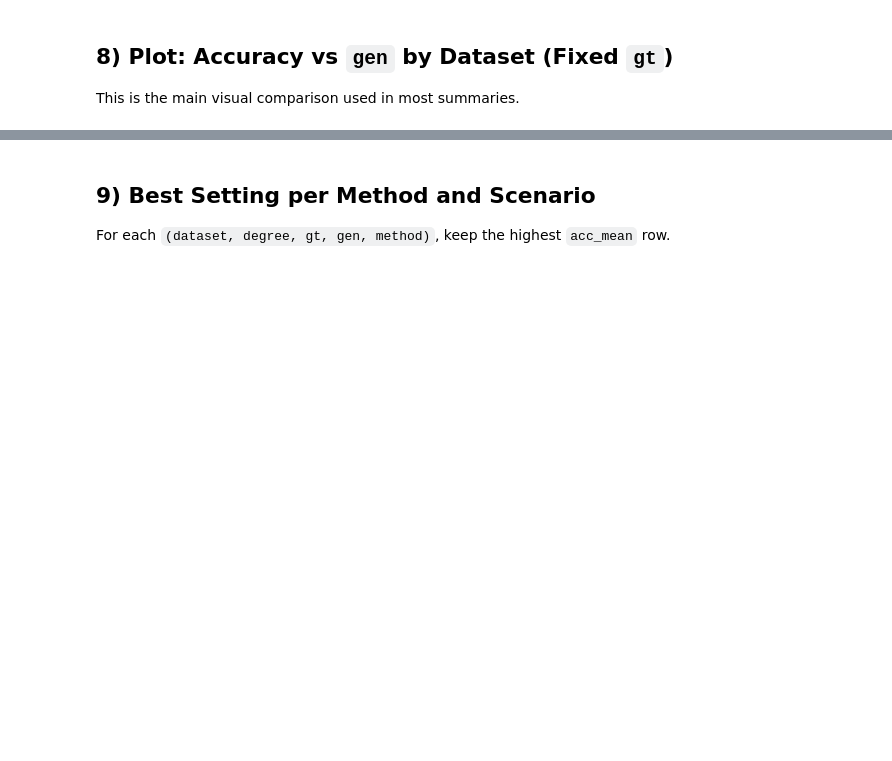
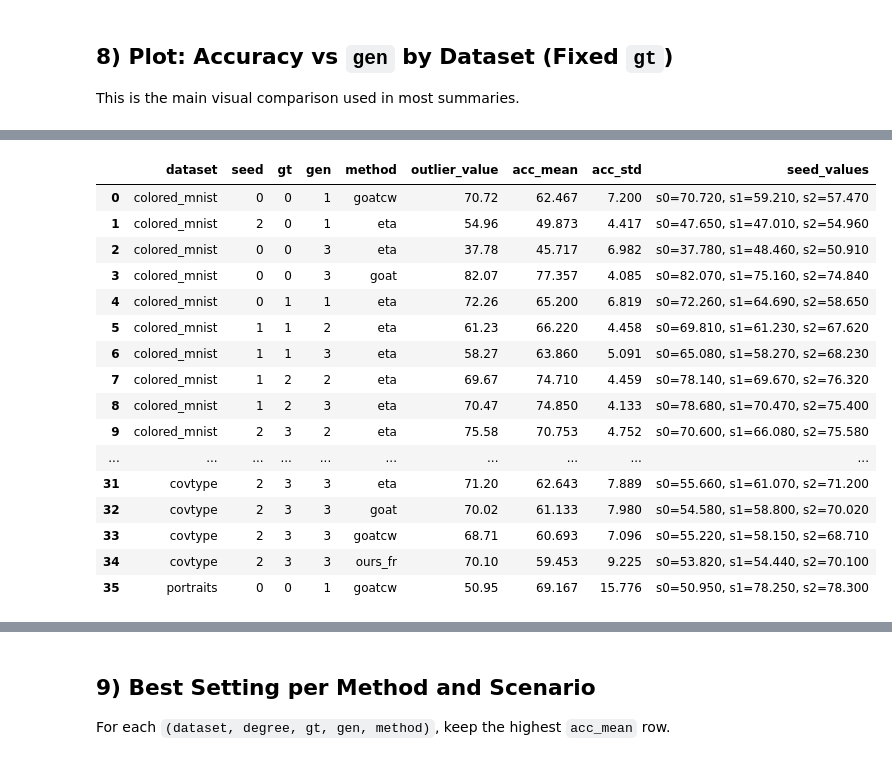
Before and after one commit to chenyuen0103/GOAT, a Jupyter notebook: analyze_results_summary.ipynb, the cells around one changed output, grey strips where cells are left out. Saved outputs shown, nothing was run; the diff lists cells and outputs as text; code cells hidden in the pictures; blank space fills up the shorter version.

Commit message:
run outliers

```diff
--- a/analyze_results_summary.ipynb
+++ b/analyze_results_summary.ipynb
@@ -290,0 +346,72 @@ best[(best['dataset'] == 'covtype') & (best['gt'] == 0) & (best['gen'] == 1)]
+# %%
+# reruns is a set of tuples: (dataset, seed, gt, gen)
+rerun_list = sorted(reruns, key=lambda z: (0 if z[0]=='covtype' else 1, z[0], z[1], z[2], z[3]))
+print("Num experiments to rerun:", len(rerun_list))
+
+import pandas as pd
+rerun_df = pd.DataFrame(rerun_list, columns=["dataset","seed","gt","gen"])
+
+# Build outlier detail table from q_all + all_f
+outlier_rows = []
+for _, r in q_all.iterrows():
+    ds, gt, gen, m = r["dataset"], int(r["gt"]), int(r["gen"]), r["method"]
+    sub = all_f[(all_f["dataset"] == ds) & (all_f["gt"] == gt) & (all_f["gen"] == gen)][["seed", m]].dropna().copy()
+    if sub.empty:
+        continue
+    sub["dev"] = (sub[m] - r["acc_mean"]).abs()
+    bad = sub.sort_values("dev", ascending=False).iloc[0]
+    seed_vals = ", ".join(f"s{int(x.seed)}={getattr(x, m):.3f}" for x in sub.sort_values("seed").itertuples(index=False))
+    outlier_rows.append({
+        "dataset": ds,
+        "gt": gt,
+        "gen": gen,
+        "method": m,
+        "outlier_seed": int(bad["seed"]),
+        "outlier_value": float(bad[m]),
+        "acc_mean": float(r["acc_mean"]),
+        "acc_std": float(r["acc_std"]),
+        "seed_values": seed_vals,
+    })
+
+outlier_df = pd.DataFrame(outlier_rows)
+
+# Attach outlier info to rerun list
+rerun_view = rerun_df.merge(
+    outlier_df,
+    left_on=["dataset", "seed", "gt", "gen"],
+    right_on=["dataset", "outlier_seed", "gt", "gen"],
+    how="left",
+).sort_values(["dataset","gt","gen","seed","method"], na_position="last").reset_index(drop=True)
+
+display(rerun_view[["dataset","seed","gt","gen","method","outlier_value","acc_mean","acc_std","seed_values"]])
+dataset_cli_map = {
+    "colored_mnist": "color_mnist",
+    "rotated_mnist": "mnist",
+    "portraits": "portraits",
+    "covtype": "covtype",
+}
+
+# Write shell script as before
+script_path = "./rerun_experiments.sh"
+with open(script_path, "w") as f:
+    f.write("#!/usr/bin/env bash\nset -euo pipefail\ncd ~/GOAT\n\n")
+    for ds, s, gt, gen in rerun_list:
+        ds_cli = dataset_cli_map.get(ds, ds)
+        f.write(
+            f'rm -f "logs/{ds}/s{s}/test_acc_dim54_int{gt}_gen{gen}_pseudo_prototypes_bic.txt" '
+            f'"logs/{ds}/s{s}/test_acc_dim54_int{gt}_gen{gen}_pseudo_prototypes_bic_curves.jsonl" '
+            f'"logs/{ds}/s{s}/test_acc_dim2048_int{gt}_gen{gen}_pseudo_prototypes_bic.txt" '
+            f'"logs/{ds}/s{s}/test_acc_dim2048_int{gt}_gen{gen}_pseudo_prototypes_bic_curves.jsonl"\n'
+        )
+        f.write(
+            f'OMP_NUM_THREADS=4 MKL_NUM_THREADS=4 OPENBLAS_NUM_THREADS=4 NUMEXPR_NUM_THREADS=4 '
+            f'CUDA_VISIBLE_DEVICES=2 conda run -n gda python experiment_refrac.py '
+            f'--dataset {ds} --label-source pseudo --em-match prototypes --seed {s} '
+            f'--gt-domains {gt} --generated-domains {gen} --num-workers 0\n\n'
+        )
+    f.write("python collect_result.py\n")
+
+print("Saved commands to:", script_path)
+print("Run with:")
+print(f"bash {script_path}")
+# %% [output]
@@ -290,0 +419,17 @@ best[(best['dataset'] == 'covtype') & (best['gt'] == 0) & (best['gen'] == 1)]
+|  | dataset | seed | gt | gen | method | outlier_value | acc_mean | acc_std | seed_values |
+| 0 | colored_mnist | 0 | 0 | 1 | goatcw | 70.72 | 62.467 | 7.200 | s0=70.720, s1=59.210, s2=57.470 |
+| 1 | colored_mnist | 2 | 0 | 1 | eta | 54.96 | 49.873 | 4.417 | s0=47.650, s1=47.010, s2=54.960 |
+| 2 | colored_mnist | 0 | 0 | 3 | eta | 37.78 | 45.717 | 6.982 | s0=37.780, s1=48.460, s2=50.910 |
+| 3 | colored_mnist | 0 | 0 | 3 | goat | 82.07 | 77.357 | 4.085 | s0=82.070, s1=75.160, s2=74.840 |
+| 4 | colored_mnist | 0 | 1 | 1 | eta | 72.26 | 65.200 | 6.819 | s0=72.260, s1=64.690, s2=58.650 |
+| 5 | colored_mnist | 1 | 1 | 2 | eta | 61.23 | 66.220 | 4.458 | s0=69.810, s1=61.230, s2=67.620 |
+| 6 | colored_mnist | 1 | 1 | 3 | eta | 58.27 | 63.860 | 5.091 | s0=65.080, s1=58.270, s2=68.230 |
+| 7 | colored_mnist | 1 | 2 | 2 | eta | 69.67 | 74.710 | 4.459 | s0=78.140, s1=69.670, s2=76.320 |
+| 8 | colored_mnist | 1 | 2 | 3 | eta | 70.47 | 74.850 | 4.133 | s0=78.680, s1=70.470, s2=75.400 |
+| 9 | colored_mnist | 2 | 3 | 2 | eta | 75.58 | 70.753 | 4.752 | s0=70.600, s1=66.080, s2=75.580 |
+| ... | ... | ... | ... | ... | ... | ... | ... | ... | ... |
+| 31 | covtype | 2 | 3 | 3 | eta | 71.20 | 62.643 | 7.889 | s0=55.660, s1=61.070, s2=71.200 |
+| 32 | covtype | 2 | 3 | 3 | goat | 70.02 | 61.133 | 7.980 | s0=54.580, s1=58.800, s2=70.020 |
+| 33 | covtype | 2 | 3 | 3 | goatcw | 68.71 | 60.693 | 7.096 | s0=55.220, s1=58.150, s2=68.710 |
+| 34 | covtype | 2 | 3 | 3 | ours_fr | 70.10 | 59.453 | 9.225 | s0=53.820, s1=54.440, s2=70.100 |
+| 35 | portraits | 0 | 0 | 1 | goatcw | 50.95 | 69.167 | 15.776 | s0=50.950, s1=78.250, s2=78.300 |
```
Also changed, not shown: parts of 13 cells of this notebook, 6 other files.
